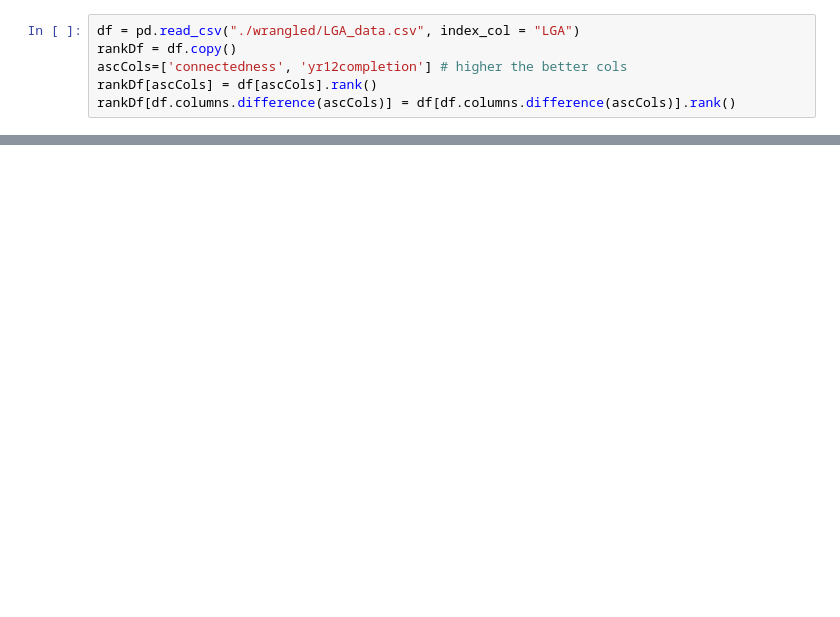
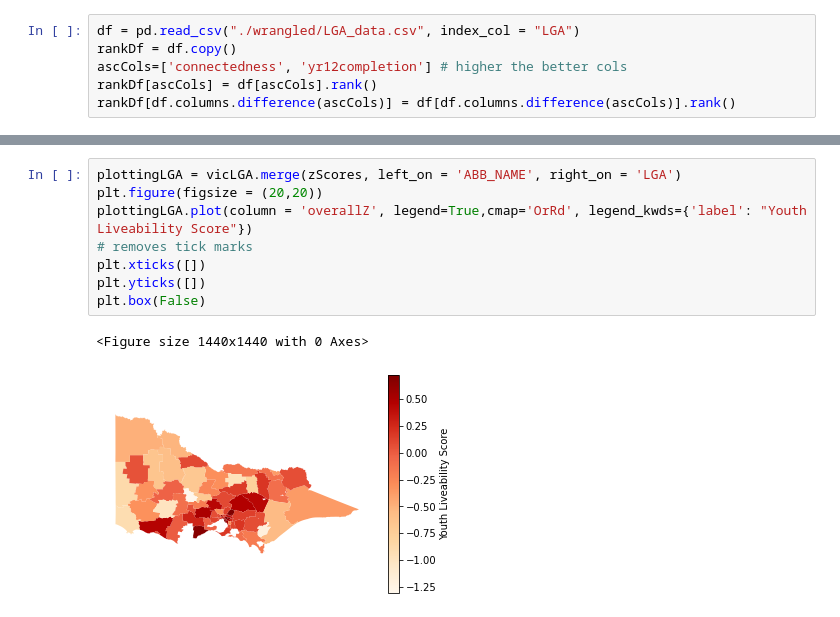
Before and after one commit to owowouwu/Youth-DS-Project, a Jupyter notebook: analysis2.ipynb, the cells around one changed output, grey strips where cells are left out. Drawn from its saved outputs; the diff is of its cells as text; blank space fills up the shorter version.

```diff
--- a/analysis2.ipynb
+++ b/analysis2.ipynb
@@ -259,0 +311,11 @@ max(rankDf)
+# %%
+plottingLGA = vicLGA.merge(zScores, left_on = 'ABB_NAME', right_on = 'LGA')
+plt.figure(figsize = (20,20))
+plottingLGA.plot(column = 'overallZ', legend=True,cmap='OrRd', legend_kwds={'label': "Youth Liveability Score"})
+# removes tick marks
+plt.xticks([])
+plt.yticks([])
+plt.box(False)
+# %% [output]
+<Figure size 1440x1440 with 0 Axes>
+[figure, added]
```
Also changed, not shown: parts of 19 cells of this notebook, 6 other files.
